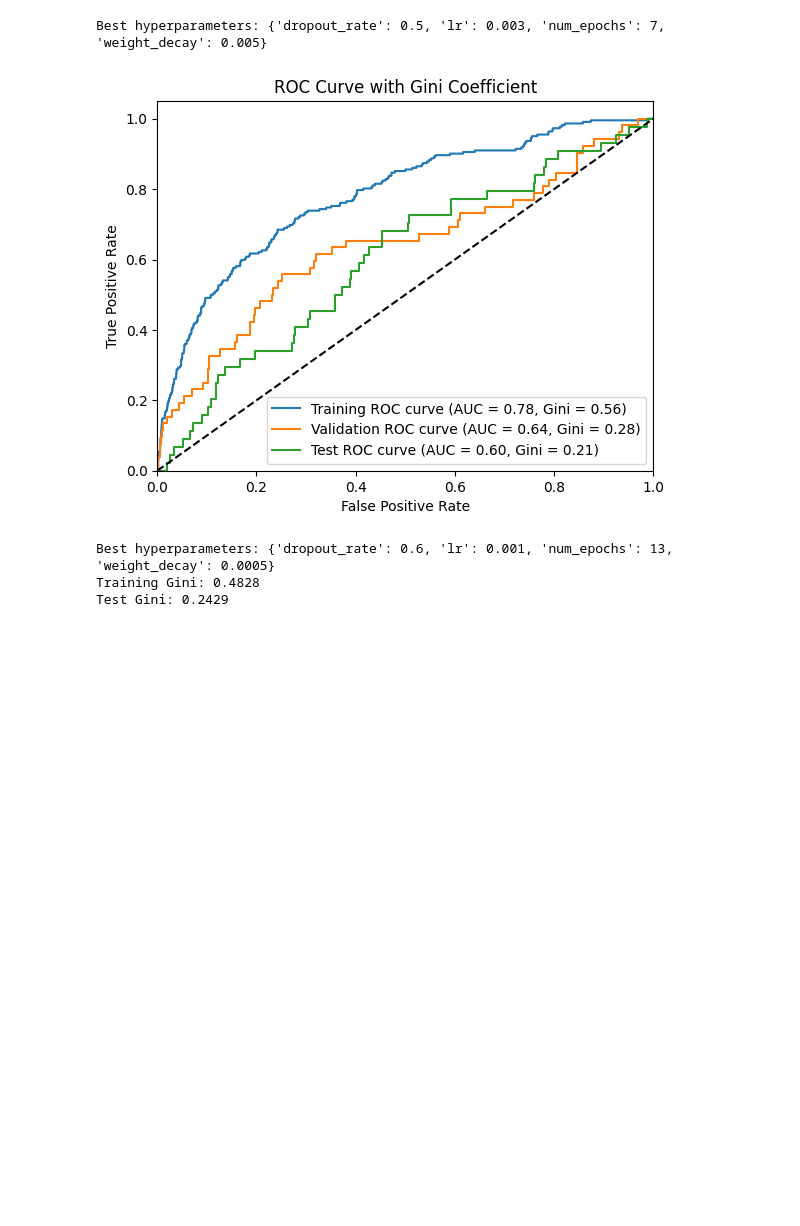
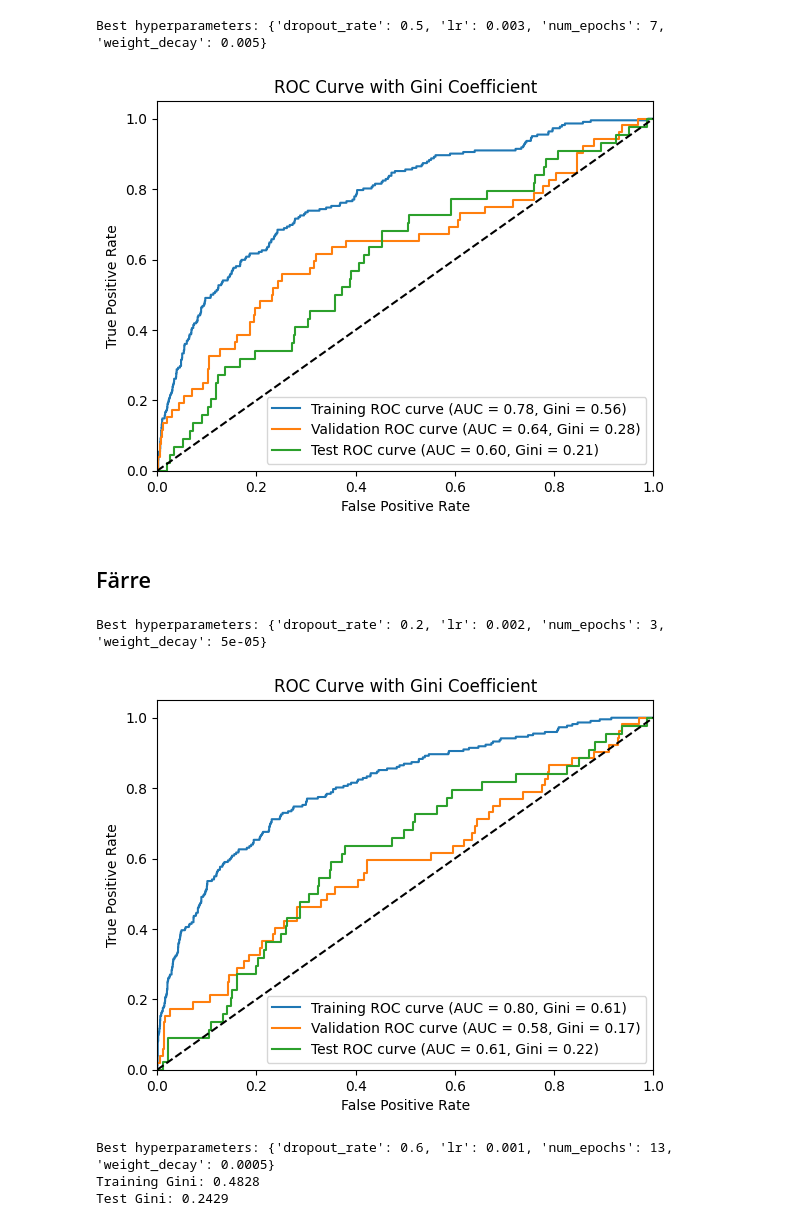
Before and after one commit to AndreasNilssonNstart/PSD2-Data-Engineering-Modeling-DATA-258, a Jupyter notebook: 2. Python/1.3 Find Final MLP.ipynb, the cells around one changed output. Saved outputs shown, nothing was run; the diff lists cells and outputs as text; code cells hidden in the pictures; blank space fills up the shorter version.

```diff
--- a/2. Python/1.3 Find Final MLP.ipynb
+++ b/2. Python/1.3 Find Final MLP.ipynb
@@ -579,6 +577,71 @@ plot_gini(best_model, Xtrain, Ytrain, Xval, Yval, Xtest, Ytest, "ROC Curve with
 # %% [output]
 Best hyperparameters: {'dropout_rate': 0.5, 'lr': 0.003, 'num_epochs': 7, 'weight_decay': 0.005}
 [figure]
+# %% [markdown]
+## Färre
+# %%
+
+selected = ['avg_Loan', 'avg_Salary', 'avg3Months_CashWithdrawal',
+       'avg3Months_Deposit', 'avg3Months_Loan', 'avg3Months_Salary',
+       'avg6Months_Gambling', 'avg6Months_HousingCost',
+       'avg6Months_Salary', 'count_Loan', 'sum_Salary', 'trend_Gaming',
+       'trend_MobilePayment', 'Gambling_category', 'Gambling_sum12Months',
+       'CashWithdrawal_sum12Months', 'CashWithdrawal_sum6Months',
+       'Gaming_count3Months', 'MobilePayment_partOfSalary6Months',
+       'DebtCollection_count12Months', 'DebtCollection_sum12Months',
+       'InstallmentPayment_count12Months',
+       'InstallmentPayment_partOfSalary12Months',
+       'HousingCost_count6Months', 'HousingCost_partOfSalary3Months',
+       'DirectDebit_sum12Months', 'Unclassified_sum3Months']
+# %%
+S_selected = selected #[:40]
+
+input = df[['Ever90'] +list(S_selected) ]
+
+## Scalle
+(Xtrain, Ytrain),(Xval, Yval),  (Xtest, Ytest) = preprocessor.scaller(train,val, test, features =  all_features)
+
+input_dim = Xtrain.shape[1]
+
+
+# Hyperparameter tuning
+param_grid = {
+    'lr': [0.002 ],  # , 0.03 , 0.0001 , 0.0005, 0.00001
+    'weight_decay': [0.00005 ,0.05],
+    'dropout_rate': [0.2] ,
+    'num_epochs': [3]
+}
+
+grid_search = GridSearchCV(
+    estimator=TorchClassifier(input_dim=Xtrain.shape[1]),
+    param_grid=param_grid,
+    scoring=make_scorer(gini_scorer, needs_proba=True),
+    cv=3
+)
+
+grid_search.fit(Xtrain, Ytrain)
+
+best_params = grid_search.best_params_
+print("Best hyperparameters:", best_params)
+
+# Train best model
+best_model = TorchClassifier(input_dim=Xtrain.shape[1], **best_params)
+best_model.fit(Xtrain, Ytrain)
+
+# Evaluate model
+y_train_pred_proba = best_model.predict_proba(Xtrain)
+y_val_pred_proba = best_model.predict_proba(Xval)
+y_test_pred_proba = best_model.predict_proba(Xtest)
+
+gini_train = gini_scorer(Ytrain, y_train_pred_proba)
+gini_val = gini_scorer(Yval, y_val_pred_proba)
+gini_test = gini_scorer(Ytest, y_test_pred_proba)
+
+
+plot_gini(best_model, Xtrain, Ytrain, Xval, Yval, Xtest, Ytest, "ROC Curve with Gini Coefficient")
+# %% [output]
+Best hyperparameters: {'dropout_rate': 0.2, 'lr': 0.002, 'num_epochs': 3, 'weight_decay': 5e-05}
+[figure, added]
 # %%
 import torch
 import torch.nn as nn
```
Also changed, not shown: parts of 1 cell of this notebook, 4 other files.
